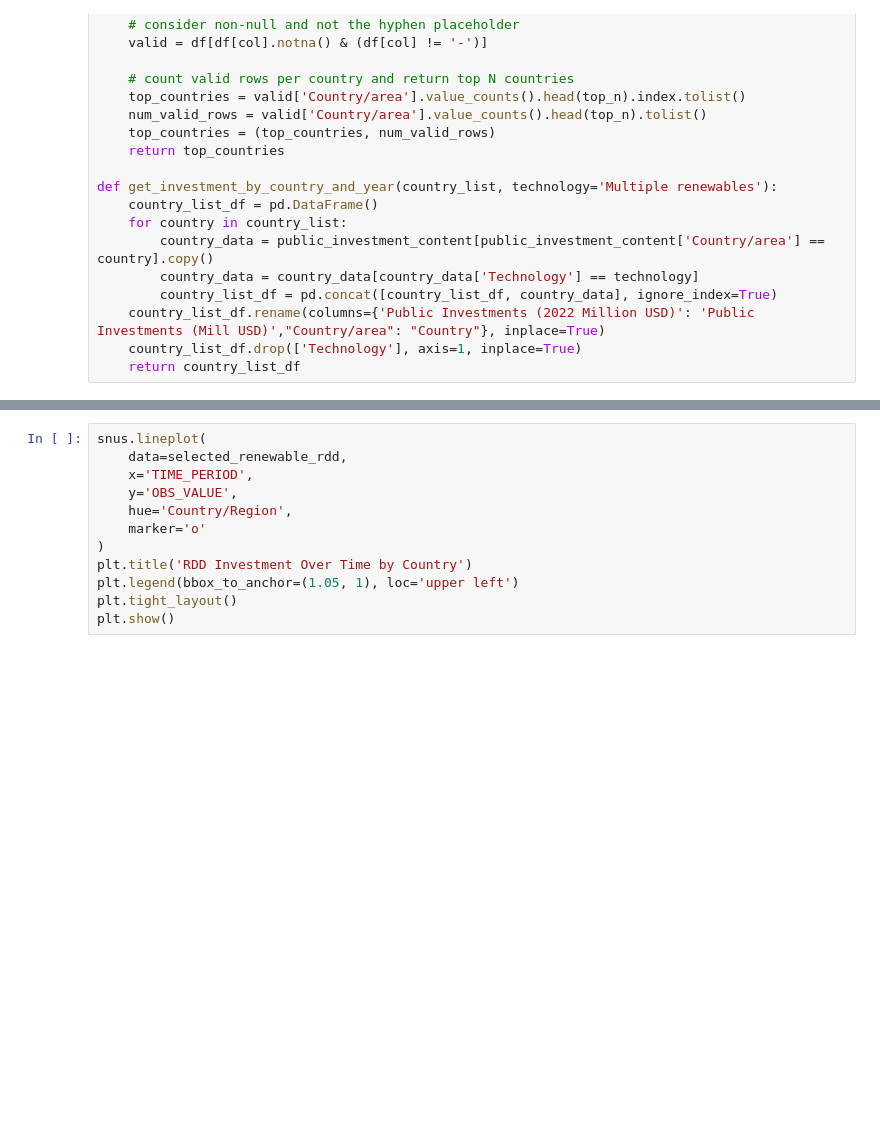
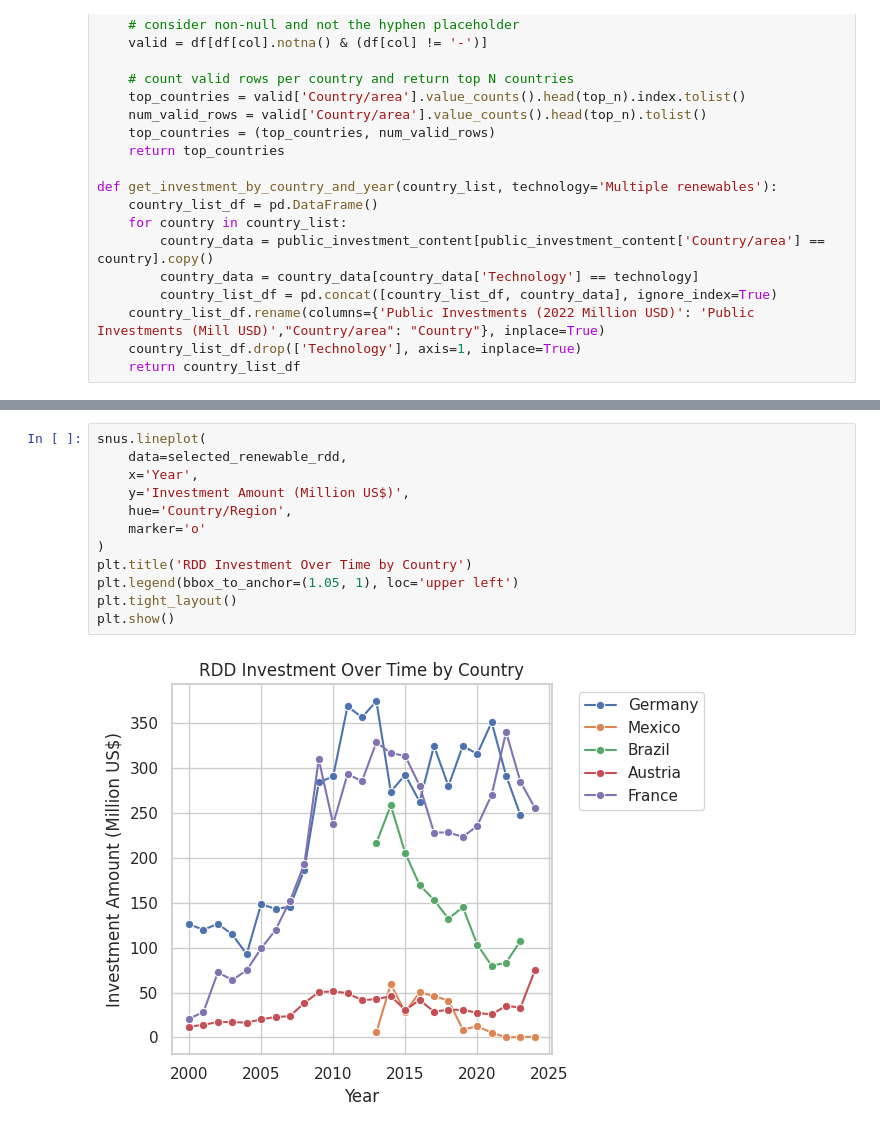
Before and after one commit to mozi30/VDS-RenewableEnergy, a Jupyter notebook: renewable-energy.ipynb, the cells around one changed output, grey strips where cells are left out. Drawn from its saved outputs; the diff is of its cells as text; blank space fills up the shorter version.

```diff
--- a/renewable-energy.ipynb
+++ b/renewable-energy.ipynb
@@ -200,15 +318,17 @@ for country in SELECTED_COUNTRIES:
 # %%
 snus.lineplot(
     data=selected_renewable_rdd,
-    x='TIME_PERIOD',
-    y='OBS_VALUE',
+    x='Year',
+    y='Investment Amount (Million US$)',
     hue='Country/Region',
     marker='o'
 )
 plt.title('RDD Investment Over Time by Country')
 plt.legend(bbox_to_anchor=(1.05, 1), loc='upper left')
 plt.tight_layout()
 plt.show()
+# %% [output]
+[figure, added]
 # %%
 def get_country_gdp_sum(country_list):
     filtered = gdp_population_content[
```
Also changed, not shown: parts of 12 cells of this notebook.
